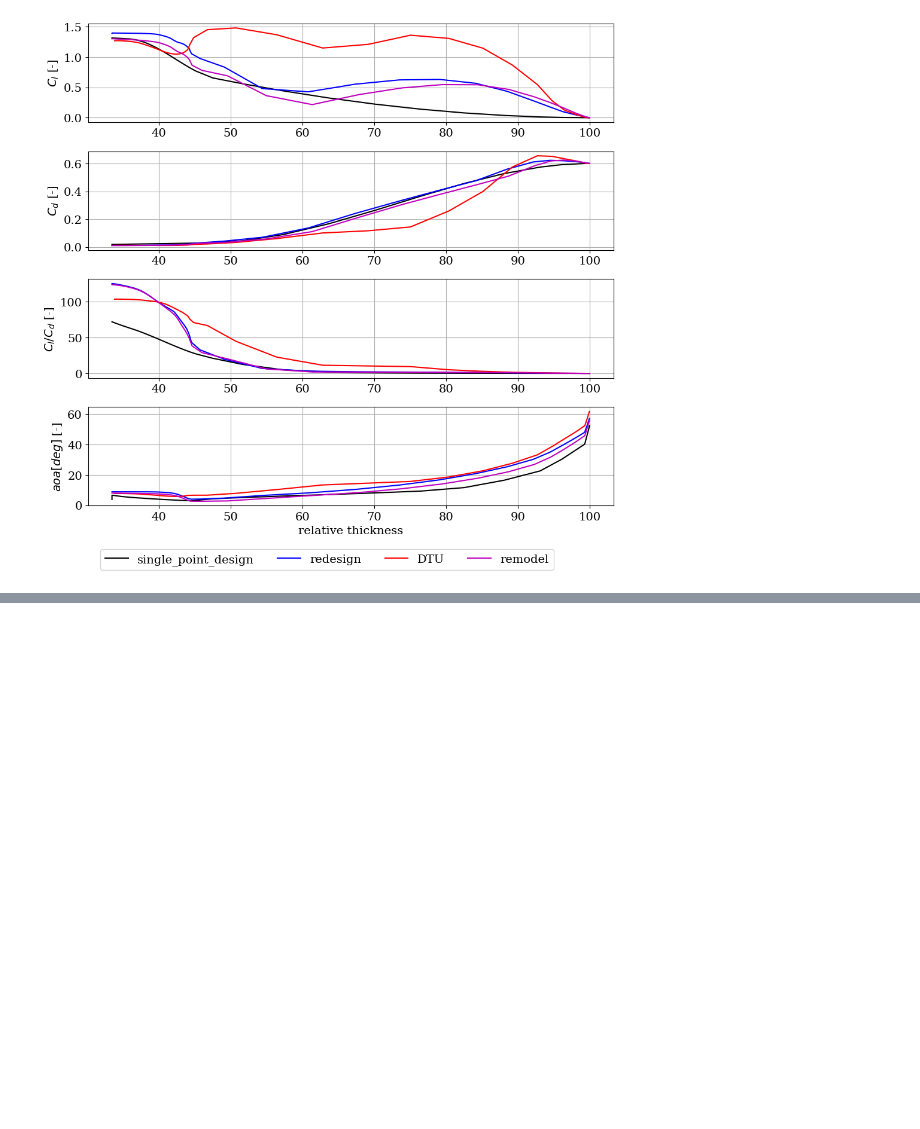
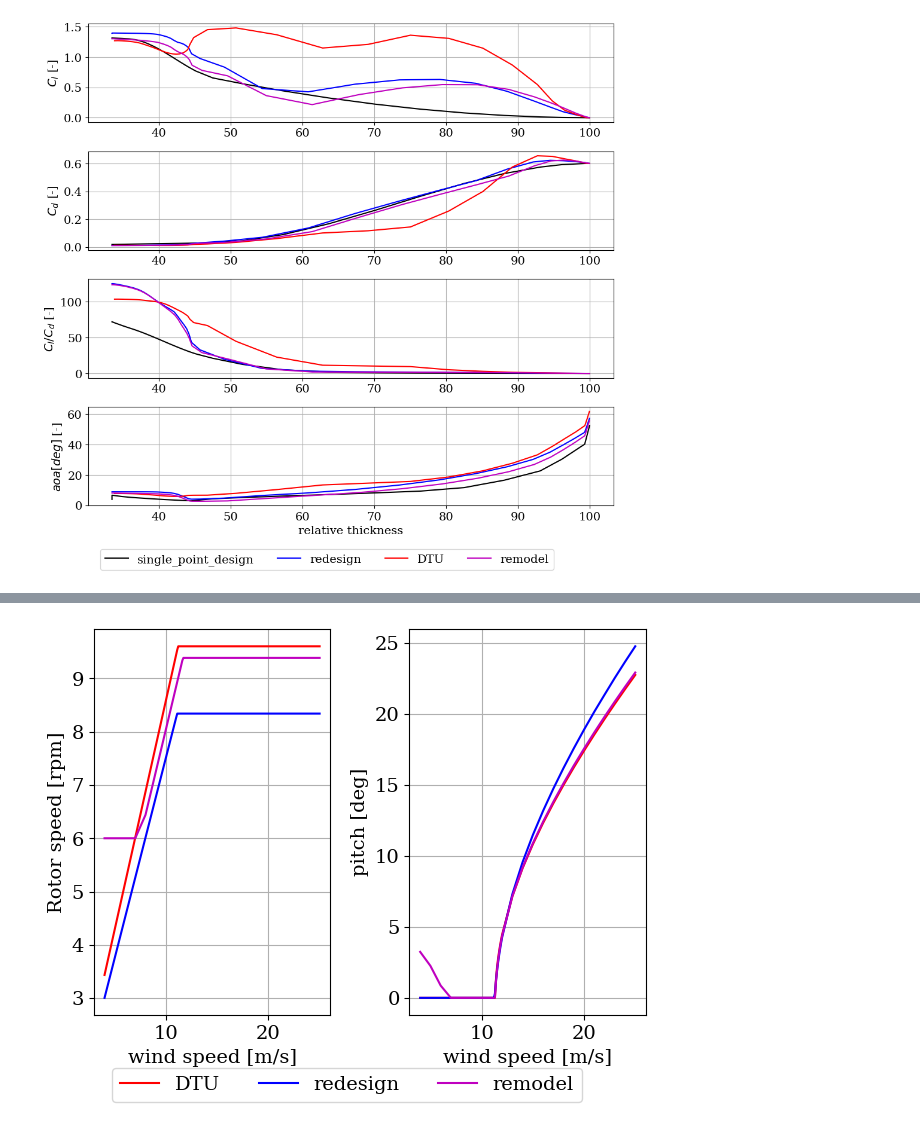
Before and after one commit to nicolaquaia/LAC_final, a Jupyter notebook: assignment_05/blade_design.ipynb, the cells around one changed output, grey strips where cells are left out. Drawn from its saved outputs; the diff is of its cells as text; code cells hidden in the pictures; blank space fills up the shorter version.

Commit message:
rigid done

```diff
--- a/assignment_05/blade_design.ipynb
+++ b/assignment_05/blade_design.ipynb
@@ -630,0 +679,97 @@ fig1.show()
+# %%
+# operational data rigid
+
+rigid_rem = load_oper('remodel/data/remodel_rigid.opt')
+rigid_DTU = load_oper('dtu_10mw/data/dtu_10mw_rigid.opt')
+rigid_our = load_oper('our_design/data/Group1_redesign_rigid.opt')
+
+# power improvement
+#imp = (rigid_data['power_kw'] - rigid_DTU_10_data['power_kw']) / rigid_DTU_10_data['power_kw']*100
+#print(imp)
+
+
+# plot rotor speed and pitch
+fig1, axs1 = plt.subplots(1, 2, num=2, clear=True)
+
+axs1[0].plot(rigid_DTU['ws_ms'], rigid_DTU['rotor_speed_rpm'], color='r', label='DTU')
+axs1[0].plot(rigid_our['ws_ms'], rigid_our['rotor_speed_rpm'], color='b', label='redesign')
+axs1[0].plot(rigid_rem['ws_ms'], rigid_rem['rotor_speed_rpm'], color='m', label='remodel')
+axs1[0].set_xlabel("wind speed [m/s]")
+axs1[0].set_ylabel("Rotor speed [rpm]")
+axs1[0].grid(True)
+
+axs1[1].plot(rigid_DTU['ws_ms'], rigid_DTU['pitch_deg'], color='r')
+axs1[1].plot(rigid_our['ws_ms'], rigid_our['pitch_deg'], color='b')
+axs1[1].plot(rigid_rem['ws_ms'], rigid_rem['pitch_deg'], color='m')
+axs1[1].set_xlabel("wind speed [m/s]")
+axs1[1].set_ylabel("pitch [deg]")
+axs1[1].grid(True)
+
+plt.tight_layout()
+fig1.legend(loc='lower center', ncol=3, bbox_to_anchor=(0.5, -0.05))
+#plt.savefig('03_part4_rotor_pitch.pdf', format='pdf')
+plt.show()
+
+
+# Side-by-side plots of the aerodynamic power (left plot) and its coefficient (right plot), and the thrust (left plot) and its coefficient (right plot) versus wind speed
+CP_DTU = rigid_DTU['power_kw'] / (0.5 * RHO * rigid_DTU['ws_ms']**3 * np.pi*R_X**2)*1e3
+CP_our = rigid_our['power_kw'] / (0.5 * RHO * rigid_our['ws_ms']**3 * np.pi*R_Y_old**2)*1e3
+CP_rem = rigid_rem['power_kw'] / (0.5 * RHO * rigid_rem['ws_ms']**3 * np.pi*R_Y**2)*1e3
+
+
+CT_DTU = rigid_DTU['thrust_kn'] / (0.5 * RHO * rigid_DTU['ws_ms']**2 * np.pi*R_X**2)*1e3
+CT_our = rigid_our['thrust_kn'] / (0.5 * RHO * rigid_our['ws_ms']**2 * np.pi*R_Y_old**2)*1e3
+CT_rem = rigid_rem['thrust_kn'] / (0.5 * RHO * rigid_rem['ws_ms']**2 * np.pi*R_Y**2)*1e3
+
+# power
+fig1, axs1 = plt.subplots(1, 2, num=2, clear=True)
+axs1[0].plot(rigid_DTU['ws_ms'], rigid_DTU['power_kw'], color='r', label='DTU')
+axs1[0].plot(rigid_our['ws_ms'], rigid_our['power_kw'], color='b', label='redesign')
+axs1[0].plot(rigid_rem['ws_ms'], rigid_rem['power_kw'], color='m', label='remodel')
+axs1[0].set_ylabel("Power [kW]")
+axs1[0].set_xlabel("Wind speed [m/s]")
+axs1[0].grid(True)
+
+axs1[1].plot(rigid_DTU['ws_ms'], CP_DTU, color='r')
+axs1[1].plot(rigid_our['ws_ms'], CP_our, color='b')
+axs1[1].plot(rigid_rem['ws_ms'], CP_rem, color='m')
+axs1[1].set_ylabel("Power coefficient")
+axs1[1].set_xlabel("Wind speed [m/s]")
+axs1[1].grid(True)
+plt.tight_layout()
+fig1.legend(loc='lower center', ncol=3, bbox_to_anchor=(0.5, -0.05))
+#plt.savefig('03_part5_power.pdf', format='pdf')
+plt.show()
+
+
+
+# thrust
+fig1, axs1 = plt.subplots(1, 2, num=2, clear=True)
+axs1[0].plot(rigid_DTU['ws_ms'], rigid_DTU['thrust_kn'], color='r', label='DTU')
+axs1[0].plot(rigid_our['ws_ms'], rigid_our['thrust_kn'], color='b', label='redesign')
+axs1[0].plot(rigid_rem['ws_ms'], rigid_rem['thrust_kn'], color='m', label='remodel')
+axs1[0].set_ylabel("thrust [kN]")
+axs1[0].set_xlabel("Wind speed [m/s]")
+axs1[0].grid(True)
+
+axs1[1].plot(rigid_DTU['ws_ms'], CT_DTU, color='r')
+axs1[1].plot(rigid_our['ws_ms'], CT_our, color='b')
+axs1[1].plot(rigid_rem['ws_ms'], CT_rem, color='m')
+axs1[1].set_ylabel("thrust coefficient")
+axs1[1].set_xlabel("Wind speed [m/s]")
+axs1[1].grid(True)
+plt.tight_layout()
+fig1.legend(loc='lower center', ncol=3, bbox_to_anchor=(0.5, -0.05))
+#plt.savefig('03_part5_power.pdf', format='pdf')
+plt.show()
+
+#plt.figure()
+#plt.title('improvement')
+#plt.plot(rigid_data['ws_ms'], imp)
+#plt.ylabel("improvement in Power %]")
+#plt.xlabel("Wind speed [m/s]")
+#plt.grid(True)
+#plt.show()
+#
+# %% [output]
+[figure, added]
```
Also changed, not shown: parts of 8 cells of this notebook, 46 other files.
